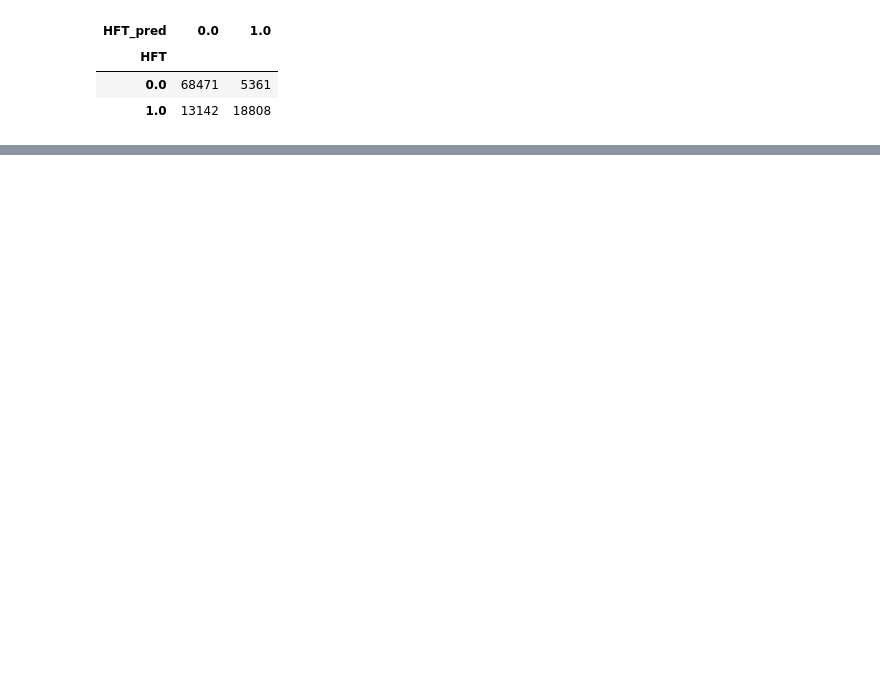
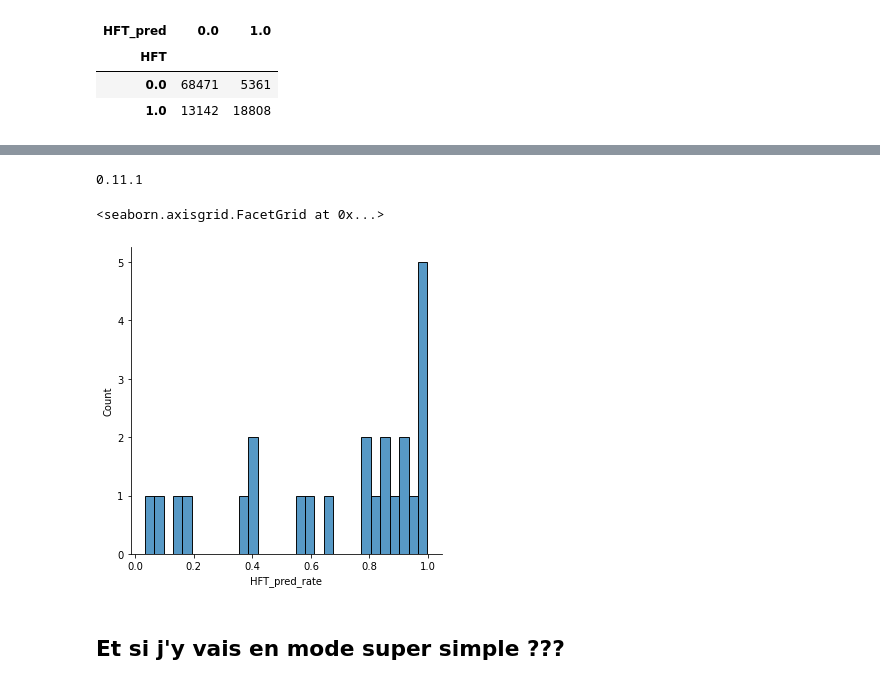
Before and after one commit to UltraDiuve/ens_challenge50, a Jupyter notebook: Notebook.ipynb, the cells around one changed output, grey strips where cells are left out. Saved outputs shown, nothing was run; the diff lists cells and outputs as text; code cells hidden in the pictures; blank space fills up the shorter version.

```diff
--- a/Notebook.ipynb
+++ b/Notebook.ipynb
@@ -260,0 +545,12 @@ x_train_scaled.pivot_table(index='HFT', columns='HFT_pred', values='Index', aggf
+# %%
+columns = [
+    'OTR', 'OCR', 'OMR', 'NbTradeVenueMic', 'mean_lifetime_cancel', 'max_time_two_events', 'NbSecondWithAtLeatOneTrade',
+]
+# %%
+x_train2, x_test2, y_train2, y_test2 = train_test_split(
+    merged_train.loc[merged_train.type != 'MIX'].fillna(0.), merged_train.loc[merged_train.type != 'MIX', 'type'],
+    test_size=.3,
+)
+
+random_forest_model = RandomForestClassifier().fit(
+    x_train2.loc[:, columns], y_train2)
@@ -260,0 +572,16 @@ x_train_scaled.pivot_table(index='HFT', columns='HFT_pred', values='Index', aggf
+# %%
+mix_pred = pd.DataFrame(
+    random_forest_model.predict(merged_train.loc[merged_train.type == 'MIX', columns].fillna(0.)),
+    columns=['pred'],
+)
+# %%
+mix_pred_rates = (
+    merged_train
+    .loc[merged_train.type == 'MIX']
+    .reset_index(drop=True)
+    .join(mix_pred)
+    .groupby(['Trader', 'pred']).size()
+    .unstack('pred', fill_value=0)
+    .assign(HFT_pred_rate=lambda x: x.HFT / x.sum(axis=1))
+)
+mix_pred_rates
@@ -260,0 +607,11 @@ x_train_scaled.pivot_table(index='HFT', columns='HFT_pred', values='Index', aggf
+# %%
+print(sns.__version__)
+# %% [output]
+0.11.1
+# %%
+sns.displot(mix_pred_rates, x="HFT_pred_rate" ,bins=30)
+# %% [output]
+<seaborn.axisgrid.FacetGrid at 0x...>
+[figure, added]
+# %% [markdown]
+## Et si j'y vais en mode super simple ???
```
Also changed, not shown: parts of 90 cells of this notebook, 3 other files.
